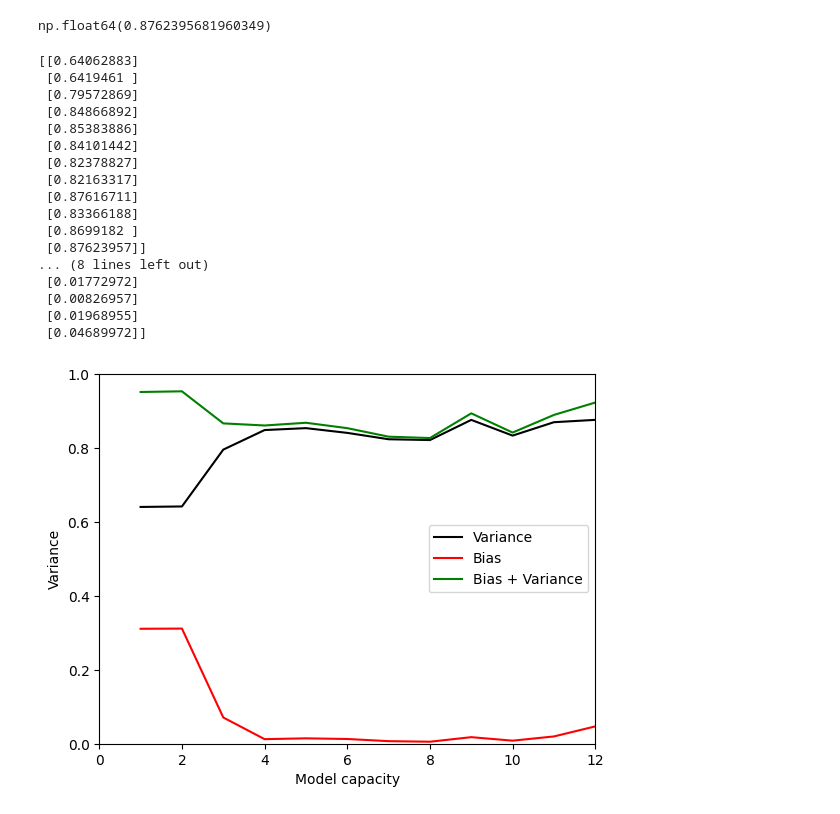
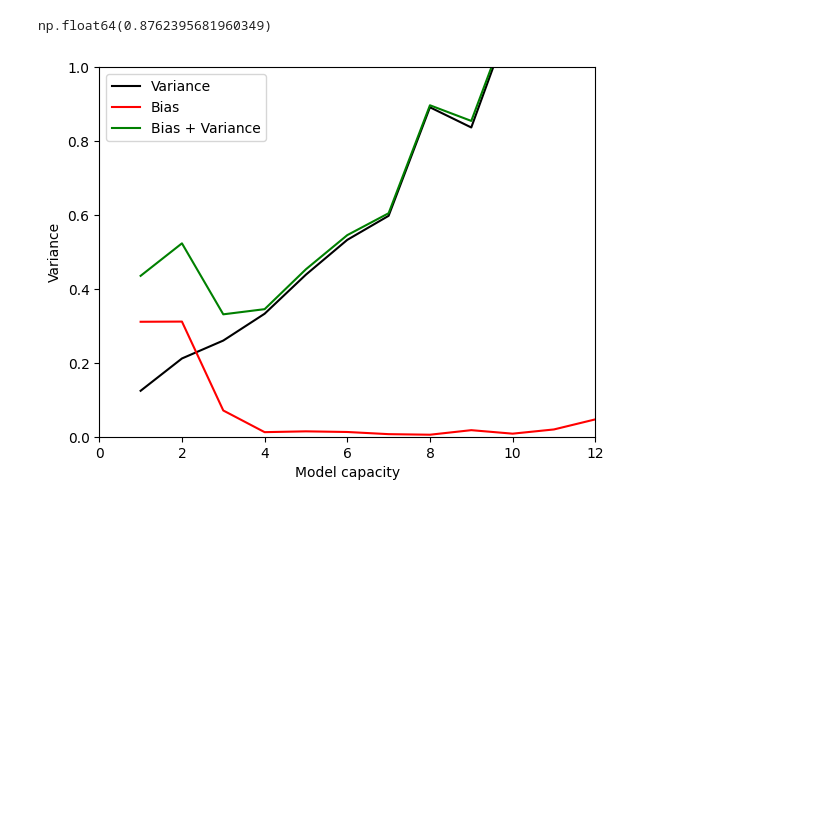
Before and after one commit to kai0511/udlbook, a Jupyter notebook: Notebooks/Chap08/8_2_Bias_Variance_Trade_Off.ipynb, the cells around one changed output. Drawn from its saved outputs; the diff is of its cells as text; code cells hidden in the pictures; blank space fills up the shorter version.

```diff
--- a/Notebooks/Chap08/8_2_Bias_Variance_Trade_Off.ipynb
+++ b/Notebooks/Chap08/8_2_Bias_Variance_Trade_Off.ipynb
@@ -179,49 +204,34 @@ variance = np.zeros((len(hidden_variables),1)) ;
 n_datasets = 100
 n_data = 15
 sigma_func = 0.3
 n_hidden = 5
 
 # Set random seed so that we get the same result every time
 np.random.seed(1)
 
 for c_hidden in range(len(hidden_variables)):
   # Get mean and variance of fitted model
   mean_model, std_model = get_model_mean_variance(n_data, n_datasets, hidden_variables[c_hidden], sigma_func) ;
   # TODO -- Estimate bias and variance
   # Replace these lines
 
   # Compute variance -- average of the model variance (average squared deviation of fitted models around mean fitted model)
-  variance[c_hidden] = np.std(mean_model)
+  variance[c_hidden] = np.mean(np.square(std_model))
   # Compute bias (average squared deviation of mean fitted model around true function)
   bias[c_hidden] = np.mean(np.square(y_func - mean_model))
+  # x_func = np.linspace(0, 1.0, 100)
+  # y_func = true_function(x_func);
 
 # Plot the results
 fig,ax = plt.subplots()
 ax.plot(hidden_variables, variance, 'k-')
 ax.plot(hidden_variables, bias, 'r-')
 ax.plot(hidden_variables, variance+bias, 'g-')
 ax.set_xlim(0,12)
 ax.set_ylim(0,1)
 ax.set_xlabel("Model capacity")
 ax.set_ylabel("Variance")
 ax.legend(['Variance', 'Bias', 'Bias + Variance'])
 plt.show()
 # %% [output]
-[[0.64062883]
- [0.6419461 ]
- [0.79572869]
- [0.84866892]
- [0.85383886]
- [0.84101442]
- [0.82378827]
- [0.82163317]
- [0.87616711]
- [0.83366188]
- [0.8699182 ]
- [0.87623957]]
-... (8 lines left out)
- [0.01772972]
- [0.00826957]
- [0.01968955]
- [0.04689972]]
-[figure, old version]
+[figure, new version]
```
Also changed, not shown: parts of 5 cells of this notebook.
